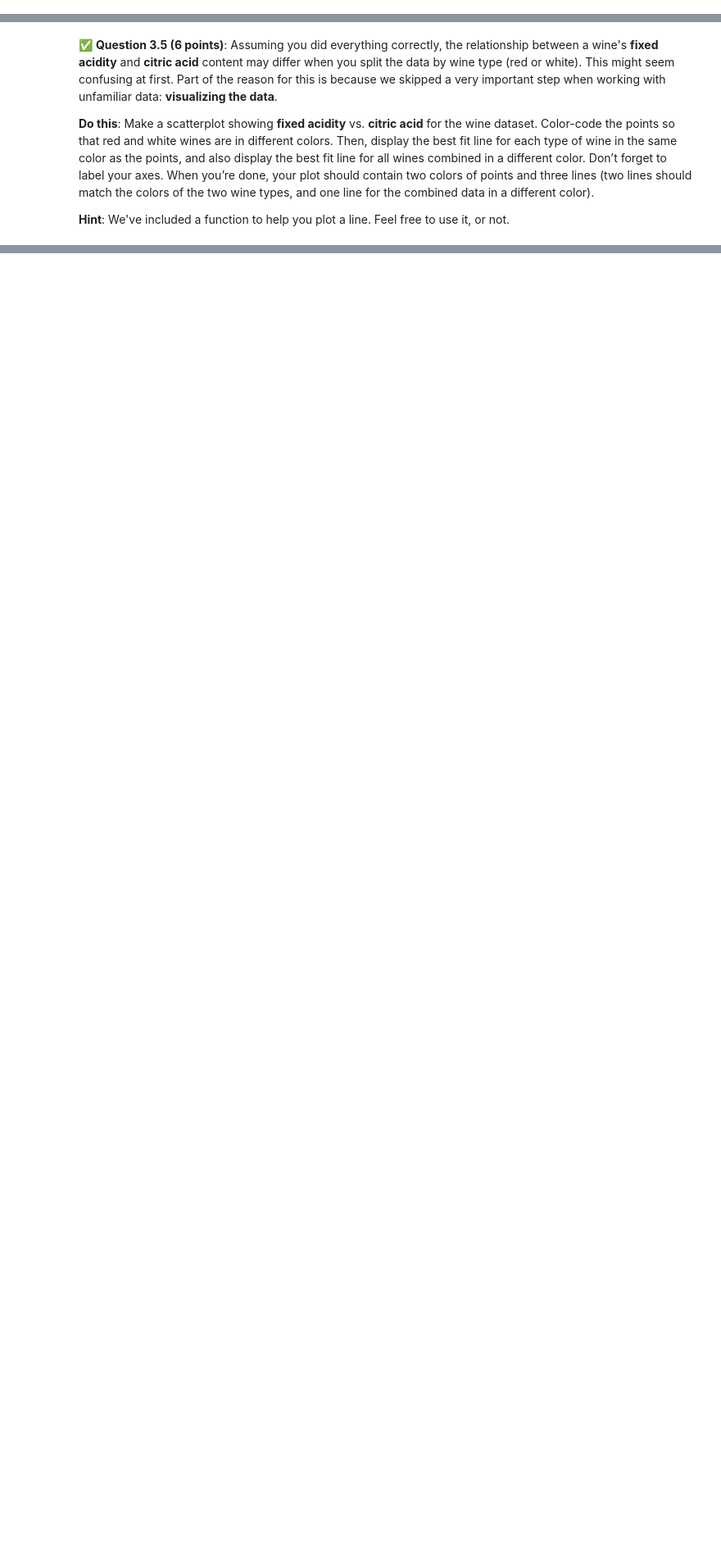
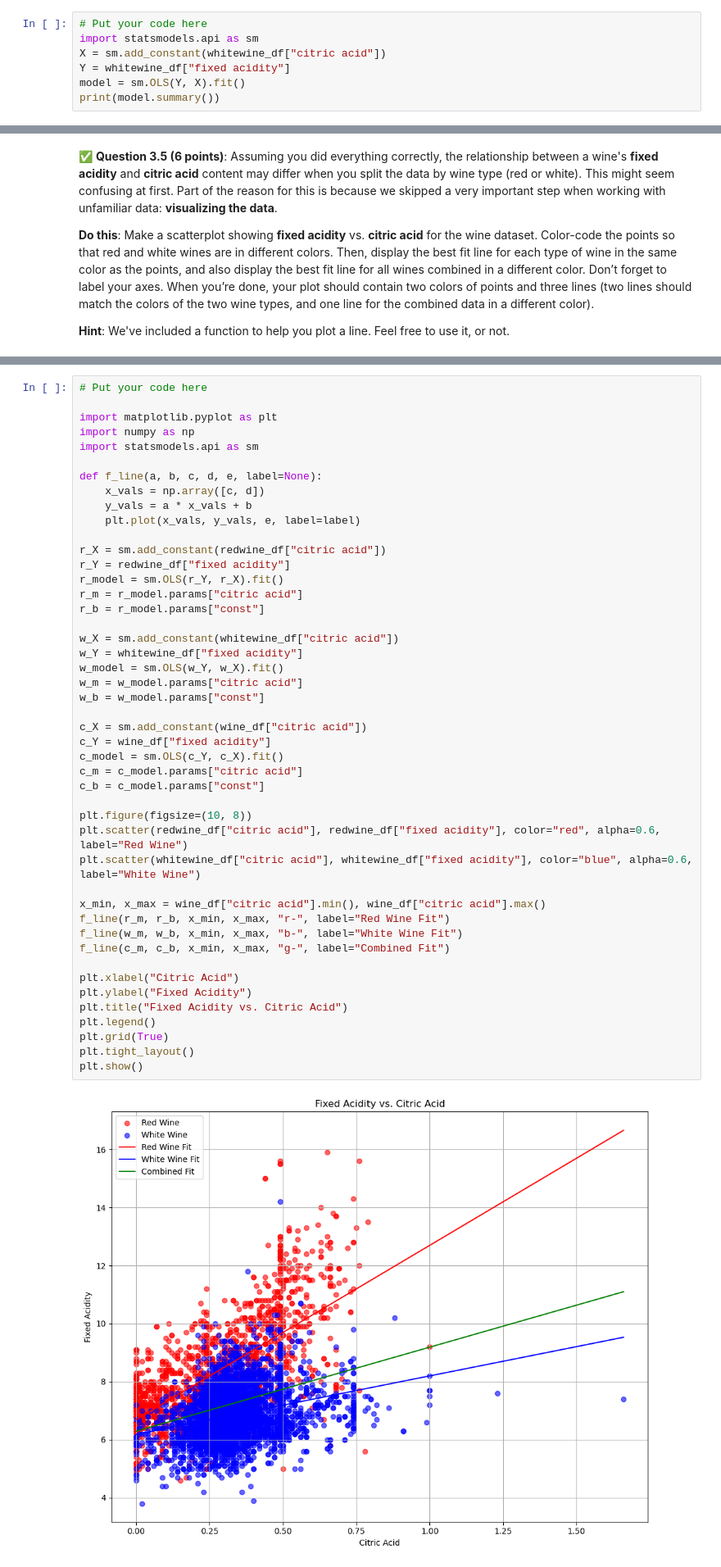
Before and after one commit to VarunSUK/CMSE202-f24-turnin, a Jupyter notebook: hw-03/HW-03_Regression-STUDENT.ipynb, the cells around one changed output, grey strips where cells are left out. Shown: that part at 82% size. Saved outputs shown, nothing was run; the diff lists cells and outputs as text; blank space fills up the shorter version.

```diff
--- a/hw-03/HW-03_Regression-STUDENT.ipynb
+++ b/hw-03/HW-03_Regression-STUDENT.ipynb
@@ -127,0 +265,7 @@ For this problem, make sure that you’re using the entire wine dataset, not jus
+# %%
+# Put your code here
+import statsmodels.api as sm
+X = sm.add_constant(whitewine_df["citric acid"])
+Y = whitewine_df["fixed acidity"]
+model = sm.OLS(Y, X).fit()
+print(model.summary())
@@ -153,3 +320,51 @@ def plot_line(slope, intercept, xmin, xmax, color):
+# %%
+# Put your code here
+
+import matplotlib.pyplot as plt
+import numpy as np
+import statsmodels.api as sm
+
+def f_line(a, b, c, d, e, label=None):
+    x_vals = np.array([c, d])
+    y_vals = a * x_vals + b
+    plt.plot(x_vals, y_vals, e, label=label)
+
+r_X = sm.add_constant(redwine_df["citric acid"])
+r_Y = redwine_df["fixed acidity"]
+r_model = sm.OLS(r_Y, r_X).fit()
+r_m = r_model.params["citric acid"]
+r_b = r_model.params["const"]
+
+w_X = sm.add_constant(whitewine_df["citric acid"])
+w_Y = whitewine_df["fixed acidity"]
+w_model = sm.OLS(w_Y, w_X).fit()
+w_m = w_model.params["citric acid"]
+w_b = w_model.params["const"]
+
+c_X = sm.add_constant(wine_df["citric acid"])
+c_Y = wine_df["fixed acidity"]
+c_model = sm.OLS(c_Y, c_X).fit()
+c_m = c_model.params["citric acid"]
+c_b = c_model.params["const"]
+
+plt.figure(figsize=(10, 8))
+plt.scatter(redwine_df["citric acid"], redwine_df["fixed acidity"], color="red", alpha=0.6, label="Red Wine")
+plt.scatter(whitewine_df["citric acid"], whitewine_df["fixed acidity"], color="blue", alpha=0.6, label="White Wine")
+
+x_min, x_max = wine_df["citric acid"].min(), wine_df["citric acid"].max()
+f_line(r_m, r_b, x_min, x_max, "r-", label="Red Wine Fit")
+f_line(w_m, w_b, x_min, x_max, "b-", label="White Wine Fit")
+f_line(c_m, c_b, x_min, x_max, "g-", label="Combined Fit")
+
+plt.xlabel("Citric Acid")
+plt.ylabel("Fixed Acidity")
+plt.title("Fixed Acidity vs. Citric Acid")
+plt.legend()
+plt.grid(True)
+plt.tight_layout()
+plt.show()
+# %% [output]
+[figure, added]
 # %% [markdown]
 ---
 ### &#128721; STOP
```
Also changed, not shown: parts of 38 cells of this notebook.
